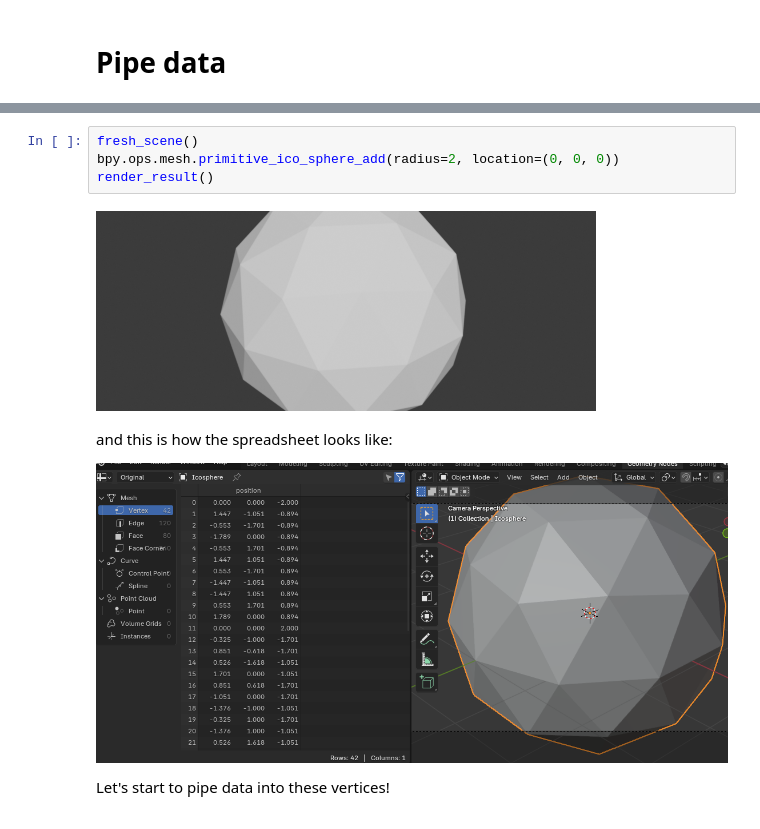
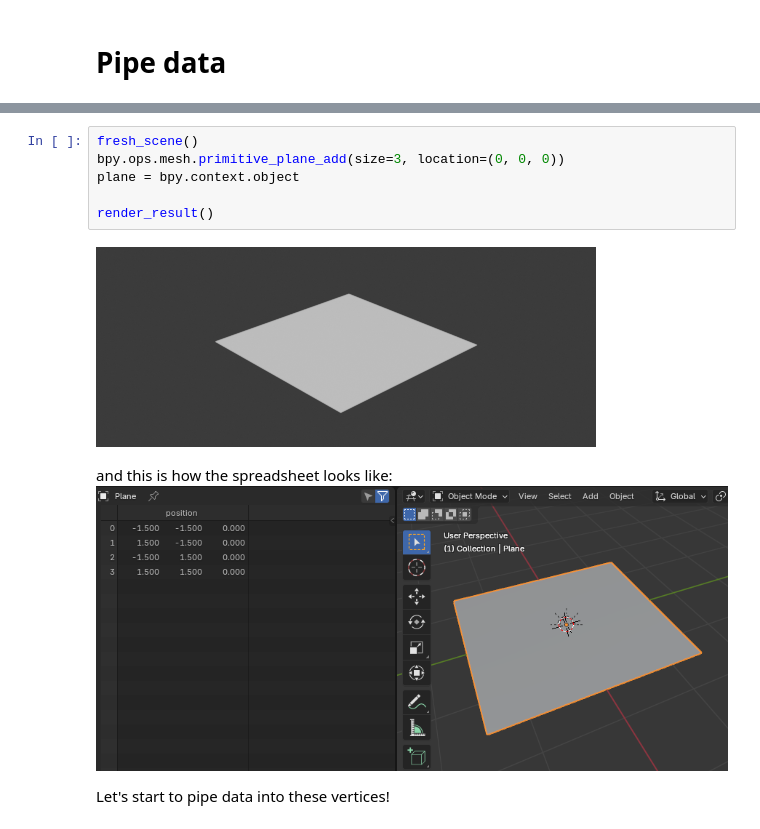
Before and after one commit to kolibril13/ipyblender-experimental, a Jupyter notebook: n1c_pipe_data.ipynb, the cells around one changed output, grey strips where cells are left out. Saved outputs shown, nothing was run; the diff lists cells and outputs as text.

```diff
--- a/n1c_pipe_data.ipynb
+++ b/n1c_pipe_data.ipynb
@@ -40,13 +41,14 @@ Info: Saved "scene.blend"
 {'FINISHED'}
 # %%
 fresh_scene()
-bpy.ops.mesh.primitive_ico_sphere_add(radius=2, location=(0, 0, 0))
+bpy.ops.mesh.primitive_plane_add(size=3, location=(0, 0, 0))
+plane = bpy.context.object
+
 render_result()
 # %% [output]
-[figure, old version]
+[figure, new version]
 # %% [markdown]
 and this is how the spreadsheet looks like:
-
-![image.png](attachment:image.png-old)
+![image.png](attachment:image.png-new)
 
 Let's start to pipe data into these vertices!
```
Also changed, not shown: parts of 10 cells of this notebook, 1 other file.
